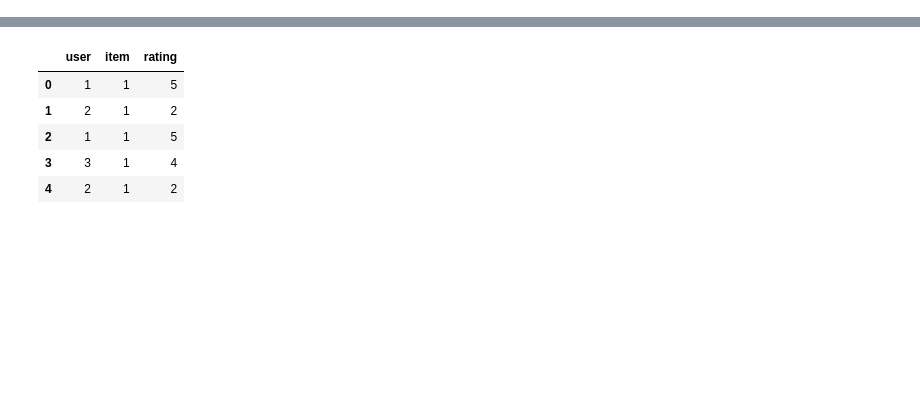
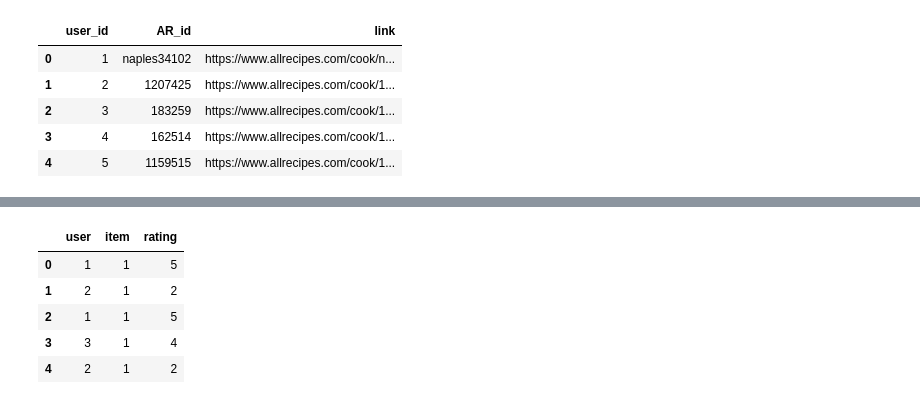
Before and after one commit to Geethanjali2608/Recipes-Recommender, a Jupyter notebook: recipes_recommender.ipynb, the cells around one changed output, grey strips where cells are left out. Cells and saved outputs as stored; diff of their text form; code cells hidden in the pictures; blank space fills up the shorter version.

```diff
--- a/cap_project_group11-v1.ipynb
+++ b/recipes_recommender.ipynb
@@ -26,0 +47,9 @@ master_ratings_df = pd.read_csv('dataset/reviews-sub.csv')
+# %%
+users_df.head()
+# %% [output]
+|  | user_id | AR_id | link |
+| 0 | 1 | naples34102 | https://www.allrecipes.com/cook/n... |
+| 1 | 2 | 1207425 | https://www.allrecipes.com/cook/1... |
+| 2 | 3 | 183259 | https://www.allrecipes.com/cook/1... |
+| 3 | 4 | 162514 | https://www.allrecipes.com/cook/1... |
+| 4 | 5 | 1159515 | https://www.allrecipes.com/cook/1... |
```
Also changed, not shown: parts of 28 cells of this notebook.
